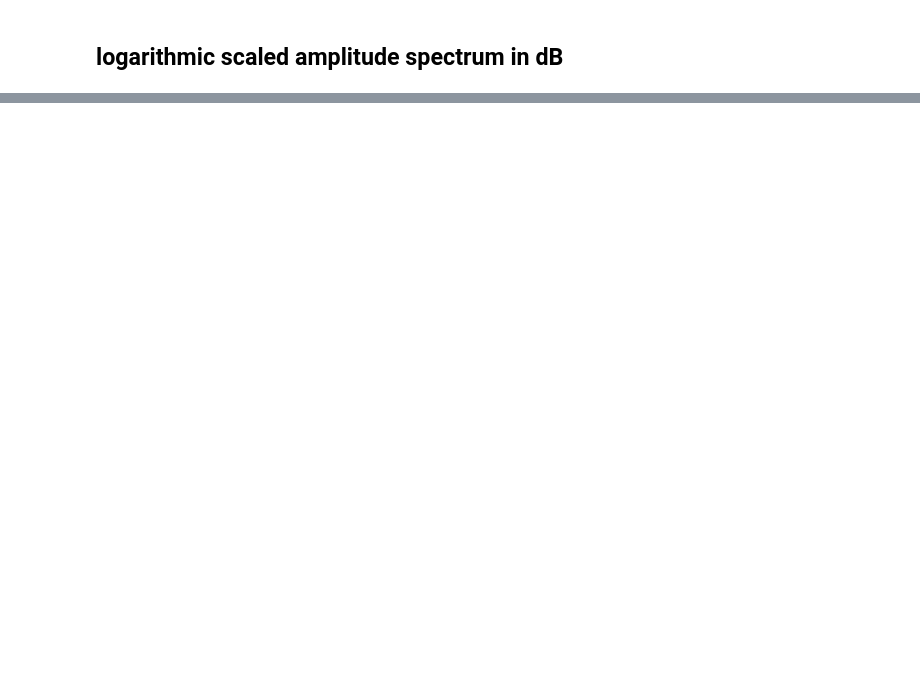
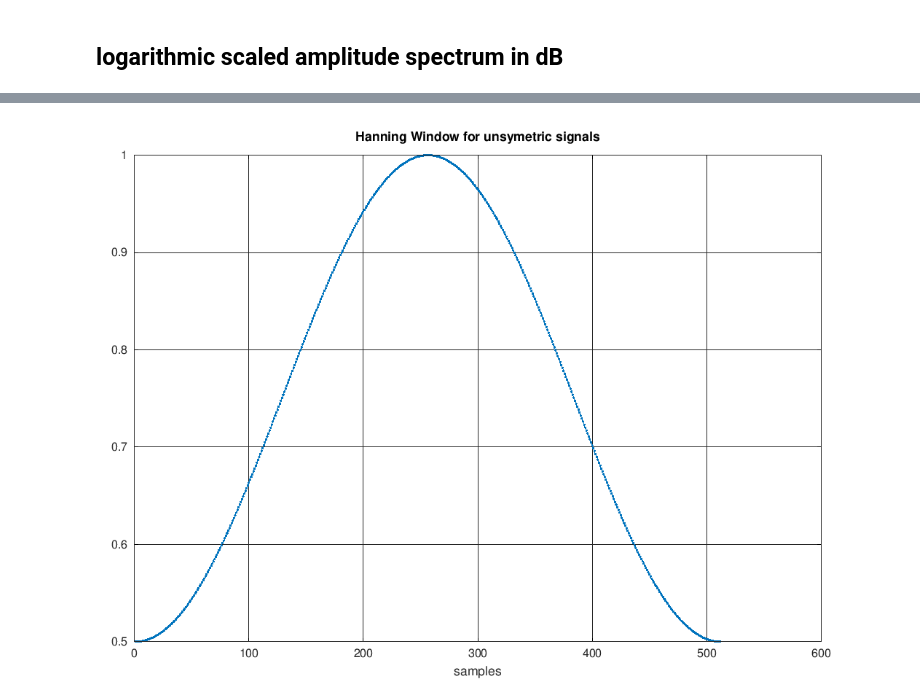
Before and after one commit to schnedann/Jupyter_Notebooks, a Jupyter notebook: octave/fft_spectral_scaling.ipynb, the cells around one changed output, grey strips where cells are left out. Drawn from its saved outputs; the diff is of its cells as text; code cells hidden in the pictures; blank space fills up the shorter version.

```diff
--- a/octave/fft_spectral_scaling.ipynb
+++ b/octave/fft_spectral_scaling.ipynb
@@ -224,0 +335,3 @@ xlabel("frequency [Hz]");
+# %%
+w_hann=0.5*(1-cos(2*pi*(0:1:(nos2-1))/(nos2-1)));
+CPG_Hanning=(1./nos2.*sum(w_hann)).^2
@@ -224,0 +348,10 @@ xlabel("frequency [Hz]");
+# %%
+w_hann_unsym = 0.5.*w_hann.+0.5;
+# %%
+figure(fig++);
+plot(w_hann_unsym,"-d.");
+grid on;
+title("Hanning Window for unsymetric signals");
+xlabel("samples");
+# %% [output]
+[figure, added]
```
Also changed, not shown: parts of 29 cells of this notebook.
